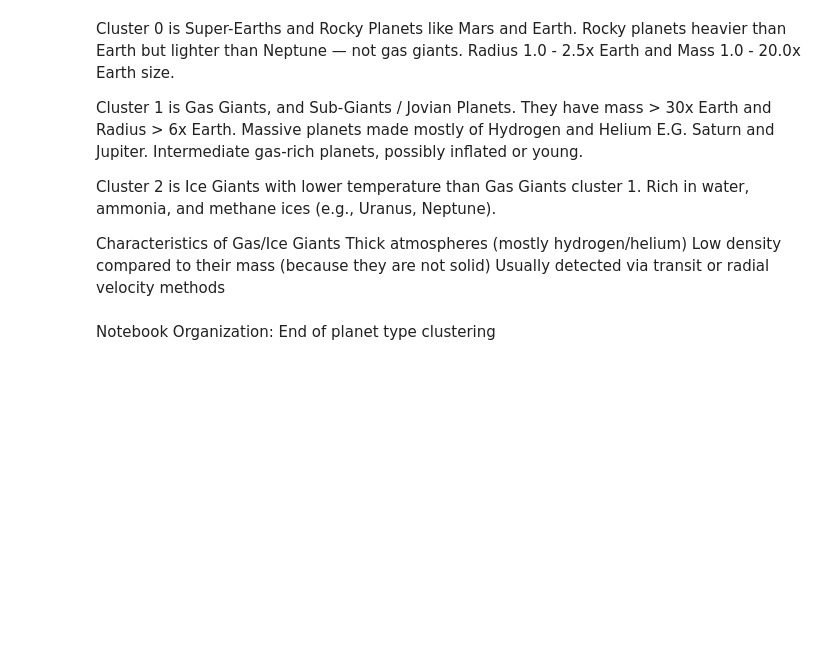
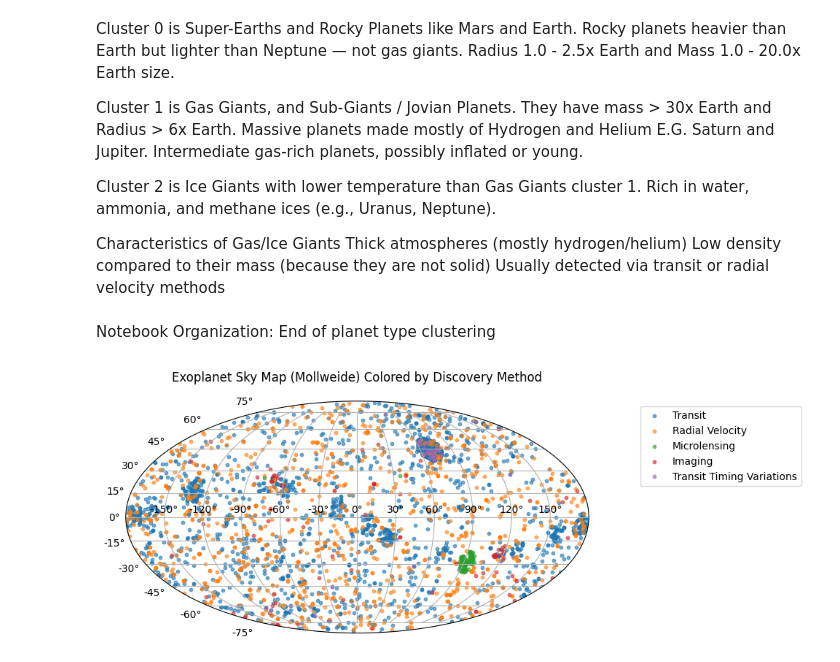
Before and after one commit to eriksthompson/ExoplanetsDataMine, a Jupyter notebook: NasaDataMine.ipynb, the cells around one changed output. Saved outputs shown, nothing was run; the diff lists cells and outputs as text; code cells hidden in the pictures; blank space fills up the shorter version.

```diff
--- a/NasaDataMine.ipynb
+++ b/NasaDataMine.ipynb
@@ -19,10 +19,14 @@ https://astroquery.readthedocs.io/en/latest/
 # %%
 import pandas as pd
 # %%
-# Load local or remote CSV
-url = 'https://exoplanetarchive.ipac.caltech.edu/TAP/sync?query=select+*+from+ps&format=csv'
+url = (
+    "https://exoplanetarchive.ipac.caltech.edu/TAP/sync?"
+    "query=select+*+"
+    "from+pscomppars&format=csv"
+)
 df = pd.read_csv(url)
-
+print(df.shape)
+print(df.columns.tolist())
 # Show the first few rows
 print(df[['pl_name', 'hostname', 'discoverymethod', 'pl_orbper', 'pl_rade']].head())
 # %% [output]
@@ -356,3 +362,39 @@ Low density compared to their mass (because they are not solid)
 Usually detected via transit or radial velocity methods
 # %% [markdown]
 Notebook Organization: End of planet type clustering
+# %%
+import numpy as np
+# Drop rows with missing coordinates or discovery methods
+df_clean = df.dropna(subset=['ra', 'dec', 'discoverymethod'])
+
+# Convert RA (degrees) to radians and shift for Mollweide projection
+# RA is from 0 to 360, but Mollweide spans -180 to +180, so we shift and wrap it
+ra_rad = np.radians(360 - df_clean['ra'])  # flip for sky map convention
+ra_rad = np.where(ra_rad > np.pi, ra_rad - 2*np.pi, ra_rad)  # wrap around
+dec_rad = np.radians(df_clean['dec'])
+
+# Limit to most common discovery methods to avoid clutter
+top_methods = df_clean['discoverymethod'].value_counts().nlargest(5).index
+df_plot = df_clean[df_clean['discoverymethod'].isin(top_methods)]
+ra_rad_plot = ra_rad[df_clean['discoverymethod'].isin(top_methods)]
+dec_rad_plot = dec_rad[df_clean['discoverymethod'].isin(top_methods)]
+
+# Create Mollweide sky map
+plt.figure(figsize=(10, 6))
+ax = plt.subplot(111, projection='mollweide')
+
+# Map discovery methods to colors
+for method in top_methods:
+    mask = df_plot['discoverymethod'] == method
+    ax.scatter(
+        ra_rad_plot[mask], dec_rad_plot[mask],
+        label=method, s=10, alpha=0.6
+    )
+
+ax.grid(True)
+ax.set_title("Exoplanet Sky Map (Mollweide) Colored by Discovery Method", pad=20)
+ax.legend(loc='upper left', bbox_to_anchor=(1.1, 1))
+plt.tight_layout()
+plt.show()
+# %% [output]
+[figure, added]
```
Also changed, not shown: parts of 5 cells of this notebook.
